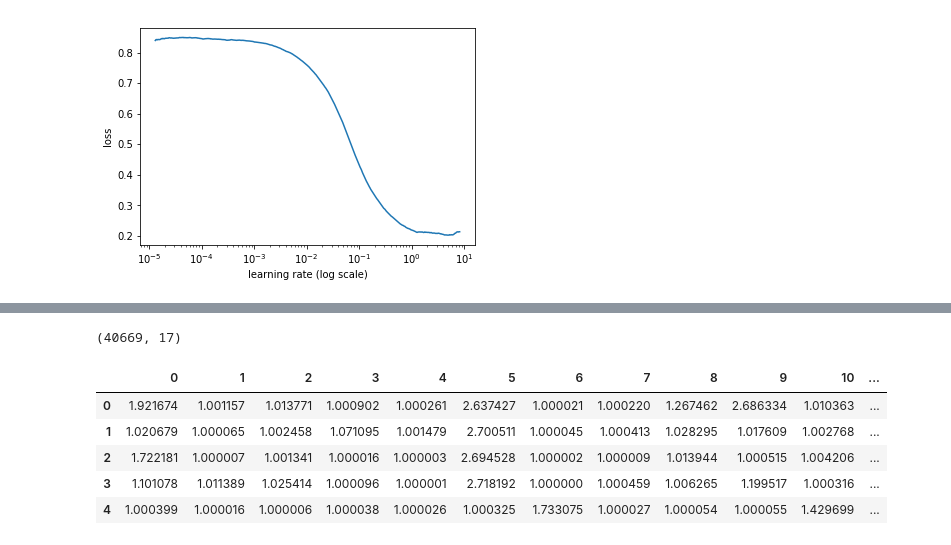
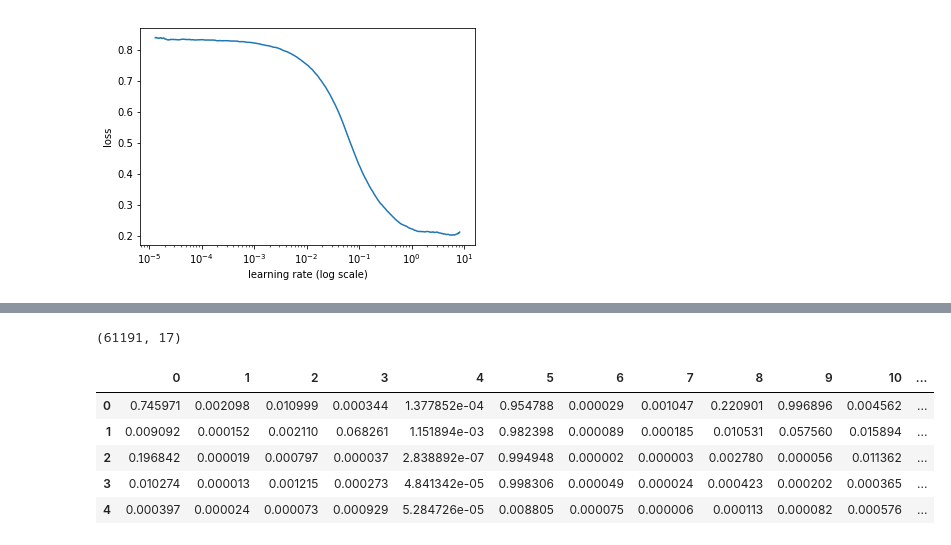
Before and after one commit to Muosvr/planet-understanding-the-amazon-from-space, a Jupyter notebook: planet-understanding-the-amazon-from-space.ipynb, the cells around one changed output, grey strips where cells are left out. Drawn from its saved outputs; the diff is of its cells as text; code cells hidden in the pictures.

```diff
--- a/planet-understanding-the-amazon-from-space.ipynb
+++ b/planet-understanding-the-amazon-from-space.ipynb
@@ -106,7 +113,7 @@ Failed to display Jupyter Widget of type HBox.
 If you're reading this message in the Jupyter Notebook or JupyterLab Notebook, it may mean that the widgets JavaScript is still loading. If this message persists, it likely means that the widgets Java ...
 If you're reading this message in another frontend (for example, a static rendering on GitHub or NBViewer), it may mean that your frontend doesn't currently support widgets.
 # %%
-learn = ConvLearner.pretrained(f_model, data)
+learn = ConvLearner.pretrained(f_model, data, metrics=metrics)
 # %%
 lrf=learn.lr_find()
 # %% [output]
@@ -232,2 +239,2 @@ epoch      trn_loss   val_loss   <lambda>
 # %%
-learn.load(f'256')
+learn.load('256')
@@ -237,14 +241,18 @@ probs = np.mean(np.exp(log_preds),0)
+# %%
+multiClassPredictions, target_values = learn.TTA(is_test = True)
+# %%
+predictions = np.mean(multiClassPredictions,0)
 # %%
-probs.shape
+predictions.shape
 # %% [output]
-(40669, 17)
+(61191, 17)
 # %%
-df=pd.DataFrame(probs)
+df=pd.DataFrame(predictions)
 df.head()
 # %% [output]
 |  | 0 | 1 | 2 | 3 | 4 | 5 | 6 | 7 | 8 | 9 | 10 | ... |
-| 0 | 1.921674 | 1.001157 | 1.013771 | 1.000902 | 1.000261 | 2.637427 | 1.000021 | 1.000220 | 1.267462 | 2.686334 | 1.010363 | ... |
-| 1 | 1.020679 | 1.000065 | 1.002458 | 1.071095 | 1.001479 | 2.700511 | 1.000045 | 1.000413 | 1.028295 | 1.017609 | 1.002768 | ... |
-| 2 | 1.722181 | 1.000007 | 1.001341 | 1.000016 | 1.000003 | 2.694528 | 1.000002 | 1.000009 | 1.013944 | 1.000515 | 1.004206 | ... |
-| 3 | 1.101078 | 1.011389 | 1.025414 | 1.000096 | 1.000001 | 2.718192 | 1.000000 | 1.000459 | 1.006265 | 1.199517 | 1.000316 | ... |
-| 4 | 1.000399 | 1.000016 | 1.000006 | 1.000038 | 1.000026 | 1.000325 | 1.733075 | 1.000027 | 1.000054 | 1.000055 | 1.429699 | ... |
+| 0 | 0.745971 | 0.002098 | 0.010999 | 0.000344 | 1.377852e-04 | 0.954788 | 0.000029 | 0.001047 | 0.220901 | 0.996896 | 0.004562 | ... |
+| 1 | 0.009092 | 0.000152 | 0.002110 | 0.068261 | 1.151894e-03 | 0.982398 | 0.000089 | 0.000185 | 0.010531 | 0.057560 | 0.015894 | ... |
+| 2 | 0.196842 | 0.000019 | 0.000797 | 0.000037 | 2.838892e-07 | 0.994948 | 0.000002 | 0.000003 | 0.002780 | 0.000056 | 0.011362 | ... |
+| 3 | 0.010274 | 0.000013 | 0.001215 | 0.000273 | 4.841342e-05 | 0.998306 | 0.000049 | 0.000024 | 0.000423 | 0.000202 | 0.000365 | ... |
+| 4 | 0.000397 | 0.000024 | 0.000073 | 0.000929 | 5.284726e-05 | 0.008805 | 0.000075 | 0.000006 | 0.000113 | 0.000082 | 0.000576 | ... |
```
Also changed, not shown: parts of 31 cells of this notebook.
